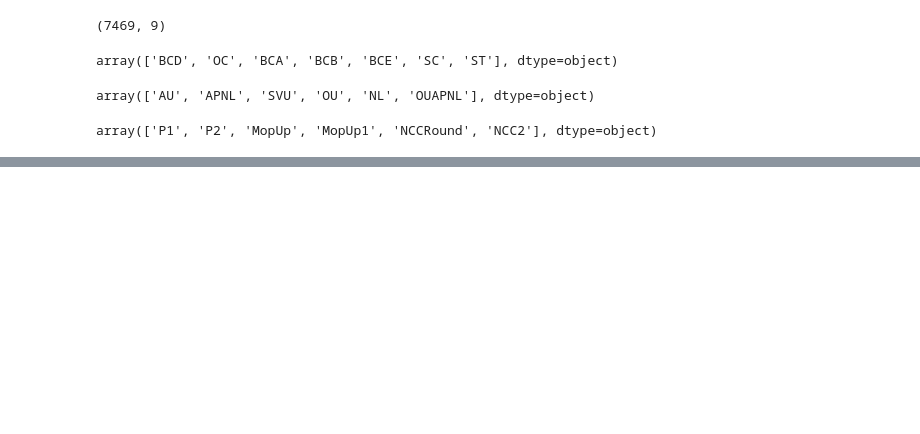
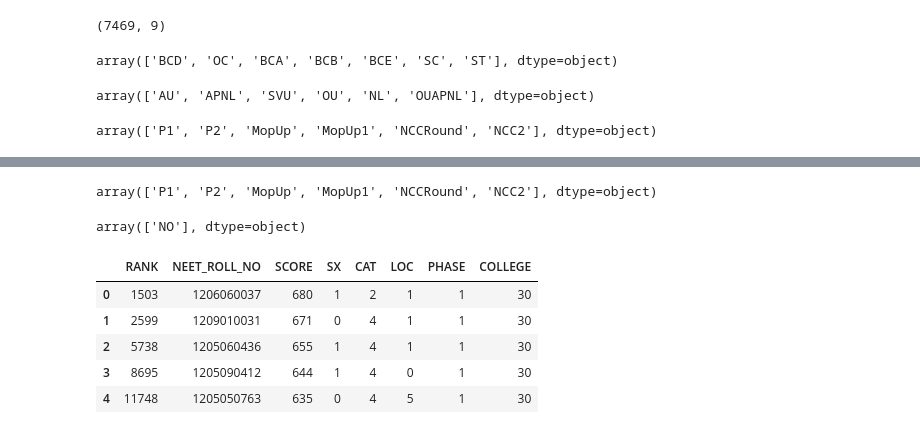
Before and after one commit to namanmuktha/researchpaper2k24, a Jupyter notebook: model.ipynb, the cells around one changed output, grey strips where cells are left out. Drawn from its saved outputs; the diff is of its cells as text; code cells hidden in the pictures; blank space fills up the shorter version.

```diff
--- a/model.ipynb
+++ b/model.ipynb
@@ -74,0 +126,12 @@ array(['P1', 'P2', 'MopUp', 'MopUp1', 'NCCRound', 'NCC2'], dtype=object)
+# %%
+
+from sklearn.preprocessing import LabelEncoder
+disorder_column = df['LOC']
+label_encoder = LabelEncoder()
+encoded_values = label_encoder.fit_transform(disorder_column)
+label_mapping_loc = dict(zip(label_encoder.classes_, label_encoder.transform(label_encoder.classes_)))
+df['LOC'] = encoded_values
+# %%
+df['PHASE'].unique()
+# %% [output]
+array(['P1', 'P2', 'MopUp', 'MopUp1', 'NCCRound', 'NCC2'], dtype=object)
@@ -74,0 +154,4 @@ array(['P1', 'P2', 'MopUp', 'MopUp1', 'NCCRound', 'NCC2'], dtype=object)
+# %%
+df['EWS'].unique()
+# %% [output]
+array(['NO'], dtype=object)
@@ -74,0 +160,9 @@ array(['P1', 'P2', 'MopUp', 'MopUp1', 'NCCRound', 'NCC2'], dtype=object)
+# %%
+df.head()
+# %% [output]
+|  | RANK | NEET_ROLL_NO | SCORE | SX | CAT | LOC | PHASE | COLLEGE |
+| 0 | 1503 | 1206060037 | 680 | 1 | 2 | 1 | 1 | 30 |
+| 1 | 2599 | 1209010031 | 671 | 0 | 4 | 1 | 1 | 30 |
+| 2 | 5738 | 1205060436 | 655 | 1 | 4 | 1 | 1 | 30 |
+| 3 | 8695 | 1205090412 | 644 | 1 | 4 | 0 | 1 | 30 |
+| 4 | 11748 | 1205050763 | 635 | 0 | 4 | 5 | 1 | 30 |
```
Also changed, not shown: parts of 25 cells of this notebook, 1 other file.
